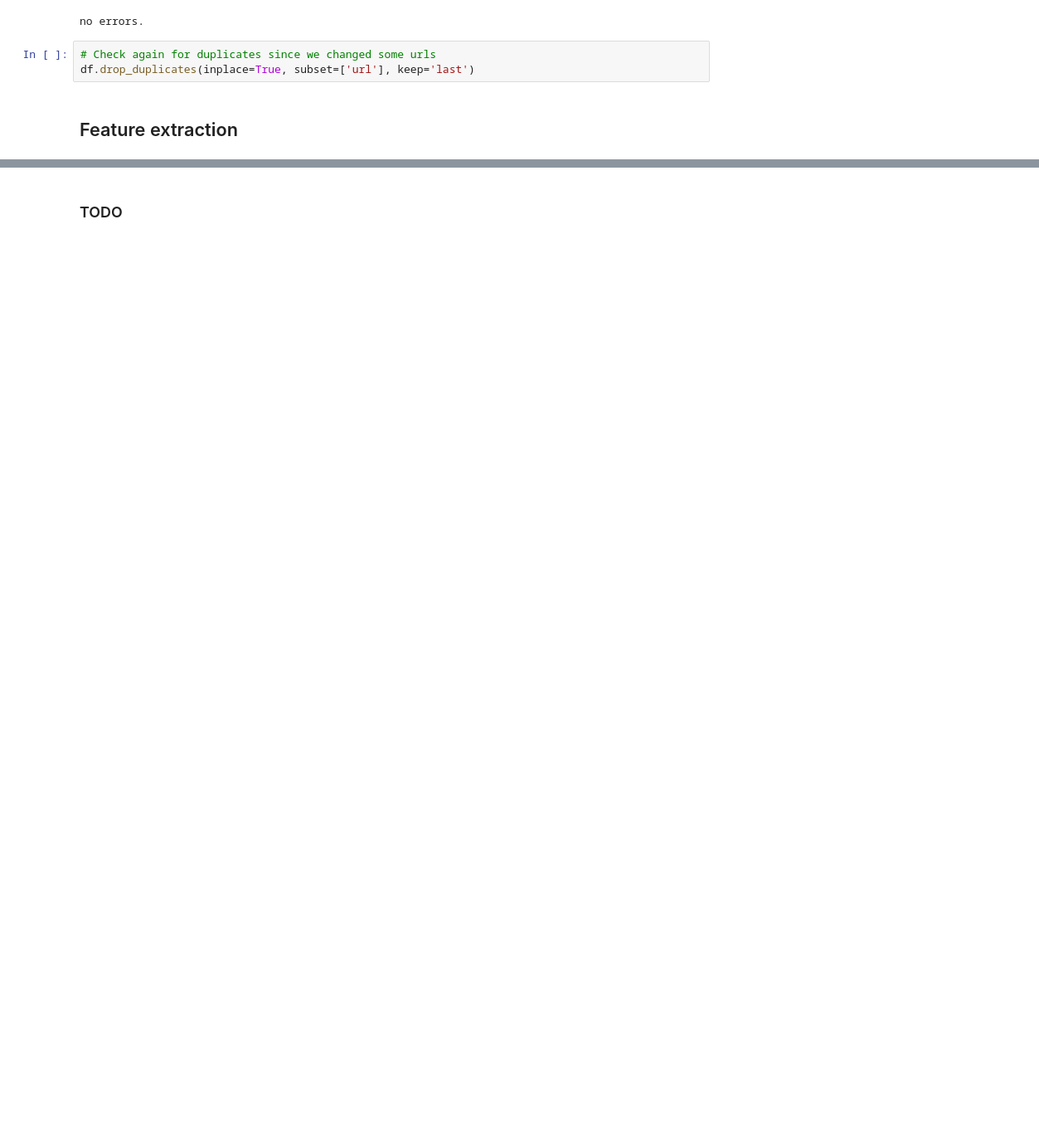
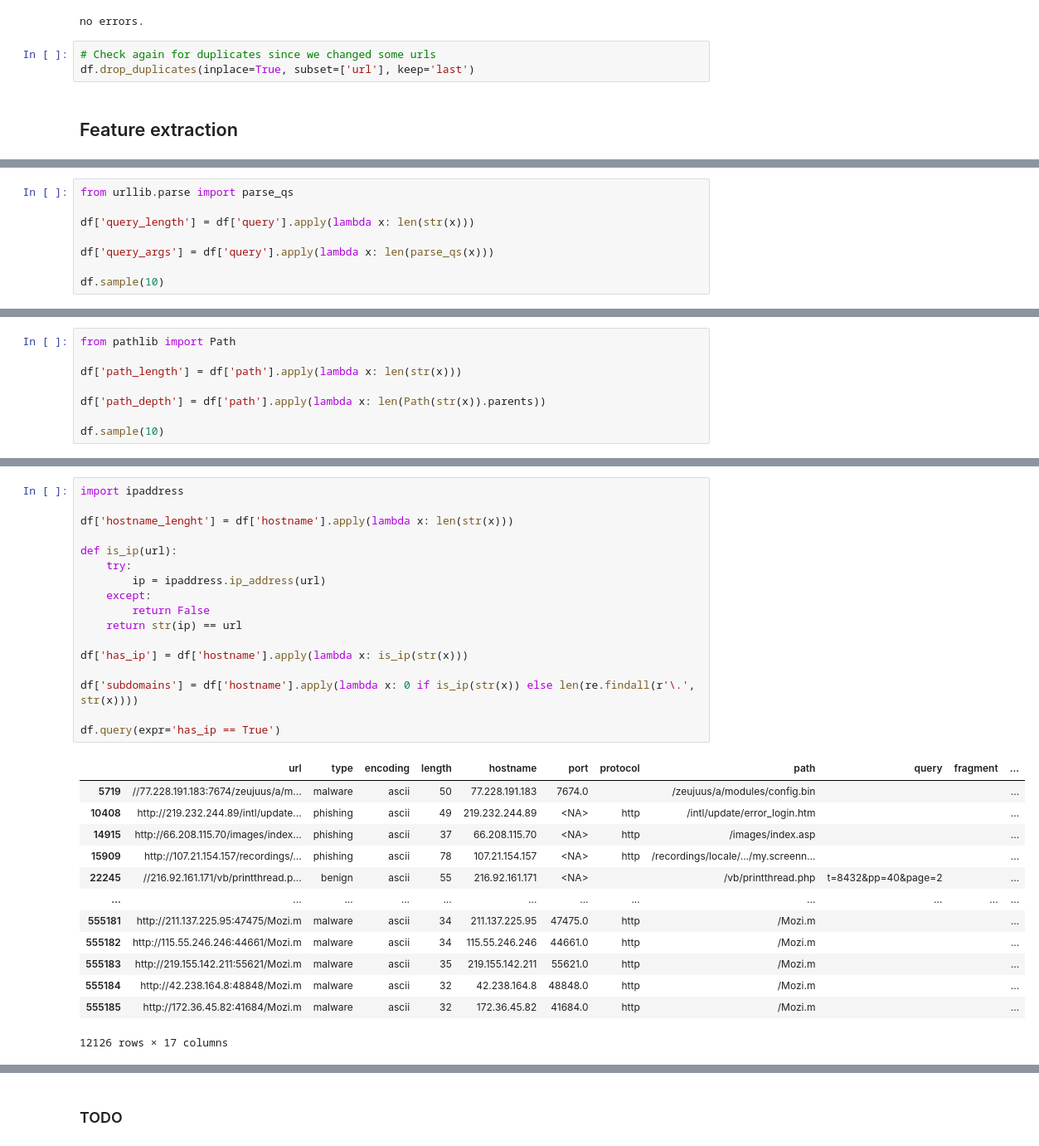
Before and after one commit to Metalcape/url-classifier, a Jupyter notebook: url-classifier.ipynb, the cells around one changed output, grey strips where cells are left out. Shown: that part at 83% size. Drawn from its saved outputs; the diff is of its cells as text; blank space fills up the shorter version.

```diff
--- a/url-classifier.ipynb
+++ b/url-classifier.ipynb
@@ -244,0 +245,8 @@ df.sample(10)
+# %%
+from urllib.parse import parse_qs
+
+df['query_length'] = df['query'].apply(lambda x: len(str(x)))
+
+df['query_args'] = df['query'].apply(lambda x: len(parse_qs(x)))
+
+df.sample(10)
@@ -244,0 +265,8 @@ df.sample(10)
+# %%
+from pathlib import Path
+
+df['path_length'] = df['path'].apply(lambda x: len(str(x)))
+
+df['path_depth'] = df['path'].apply(lambda x: len(Path(str(x)).parents))
+
+df.sample(10)
@@ -244,0 +285,31 @@ df.sample(10)
+# %%
+import ipaddress
+
+df['hostname_lenght'] = df['hostname'].apply(lambda x: len(str(x)))
+
+def is_ip(url):
+    try:
+        ip = ipaddress.ip_address(url)
+    except:
+        return False
+    return str(ip) == url
+
+df['has_ip'] = df['hostname'].apply(lambda x: is_ip(str(x)))
+
+df['subdomains'] = df['hostname'].apply(lambda x: 0 if is_ip(str(x)) else len(re.findall(r'\.', str(x))))
+
+df.query(expr='has_ip == True')
+# %% [output]
+|  | url | type | encoding | length | hostname | port | protocol | path | query | fragment | ... |
+| 5719 | //77.228.191.183:7674/zeujuus/a/m... | malware | ascii | 50 | 77.228.191.183 | 7674.0 |  | /zeujuus/a/modules/config.bin |  |  | ... |
+| 10408 | http://219.232.244.89/intl/update... | phishing | ascii | 49 | 219.232.244.89 | <NA> | http | /intl/update/error_login.htm |  |  | ... |
+| 14915 | http://66.208.115.70/images/index... | phishing | ascii | 37 | 66.208.115.70 | <NA> | http | /images/index.asp |  |  | ... |
+| 15909 | http://107.21.154.157/recordings/... | phishing | ascii | 78 | 107.21.154.157 | <NA> | http | /recordings/locale/.../my.screenn... |  |  | ... |
+| 22245 | //216.92.161.171/vb/printthread.p... | benign | ascii | 55 | 216.92.161.171 | <NA> |  | /vb/printthread.php | t=8432&pp=40&page=2 |  | ... |
+| ... | ... | ... | ... | ... | ... | ... | ... | ... | ... | ... | ... |
+| 555181 | http://211.137.225.95:47475/Mozi.m | malware | ascii | 34 | 211.137.225.95 | 47475.0 | http | /Mozi.m |  |  | ... |
+| 555182 | http://115.55.246.246:44661/Mozi.m | malware | ascii | 34 | 115.55.246.246 | 44661.0 | http | /Mozi.m |  |  | ... |
+| 555183 | http://219.155.142.211:55621/Mozi.m | malware | ascii | 35 | 219.155.142.211 | 55621.0 | http | /Mozi.m |  |  | ... |
+| 555184 | http://42.238.164.8:48848/Mozi.m | malware | ascii | 32 | 42.238.164.8 | 48848.0 | http | /Mozi.m |  |  | ... |
+| 555185 | http://172.36.45.82:41684/Mozi.m | malware | ascii | 32 | 172.36.45.82 | 41684.0 | http | /Mozi.m |  |  | ... |
+12126 rows × 17 columns
```
Also changed, not shown: parts of 5 cells of this notebook.
